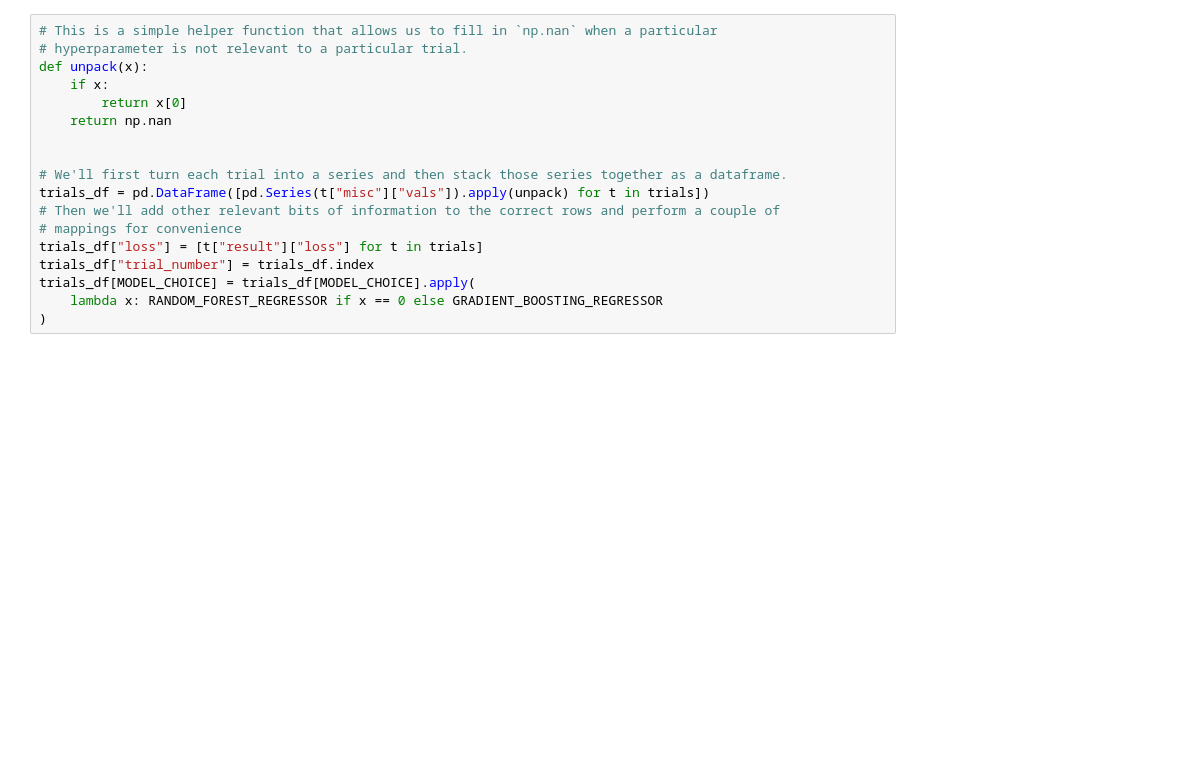
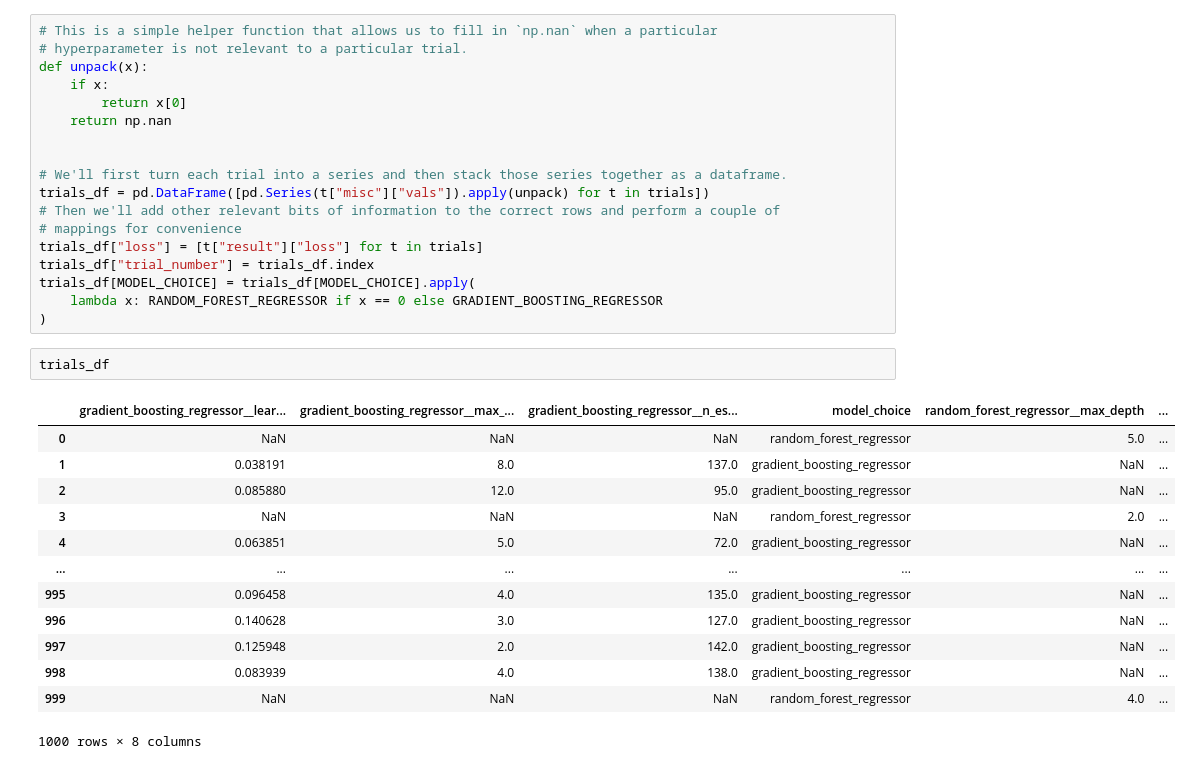
Before and after one commit to StatesTitle/ds-blog, a Jupyter notebook: hyperopt_tips_and_tricks/interative_visualization_of_hyperopt_trials_with_plotly/interactive_visualization_of_hyperopt_trials_with_plotly.ipynb, the cells around one changed output. Saved outputs shown, nothing was run; the diff lists cells and outputs as text; blank space fills up the shorter version.

```diff
--- a/hyperopt_tips_and_tricks/interative_visualization_of_hyperopt_trials_with_plotly/interactive_visualization_of_hyperopt_trials_with_plotly.ipynb
+++ b/hyperopt_tips_and_tricks/interative_visualization_of_hyperopt_trials_with_plotly/interactive_visualization_of_hyperopt_trials_with_plotly.ipynb
@@ -180,4 +216,20 @@ trials_df["trial_number"] = trials_df.index
 trials_df[MODEL_CHOICE] = trials_df[MODEL_CHOICE].apply(
     lambda x: RANDOM_FOREST_REGRESSOR if x == 0 else GRADIENT_BOOSTING_REGRESSOR
 )
+# %%
+trials_df
+# %% [output]
+|  | gradient_boosting_regressor__lear... | gradient_boosting_regressor__max_... | gradient_boosting_regressor__n_es... | model_choice | random_forest_regressor__max_depth | ... |
+| 0 | NaN | NaN | NaN | random_forest_regressor | 5.0 | ... |
+| 1 | 0.038191 | 8.0 | 137.0 | gradient_boosting_regressor | NaN | ... |
+| 2 | 0.085880 | 12.0 | 95.0 | gradient_boosting_regressor | NaN | ... |
+| 3 | NaN | NaN | NaN | random_forest_regressor | 2.0 | ... |
+| 4 | 0.063851 | 5.0 | 72.0 | gradient_boosting_regressor | NaN | ... |
+| ... | ... | ... | ... | ... | ... | ... |
+| 995 | 0.096458 | 4.0 | 135.0 | gradient_boosting_regressor | NaN | ... |
+| 996 | 0.140628 | 3.0 | 127.0 | gradient_boosting_regressor | NaN | ... |
+| 997 | 0.125948 | 2.0 | 142.0 | gradient_boosting_regressor | NaN | ... |
+| 998 | 0.083939 | 4.0 | 138.0 | gradient_boosting_regressor | NaN | ... |
+| 999 | NaN | NaN | NaN | random_forest_regressor | 4.0 | ... |
+1000 rows × 8 columns
 # %%
```
Also changed, not shown: parts of 7 cells of this notebook.
